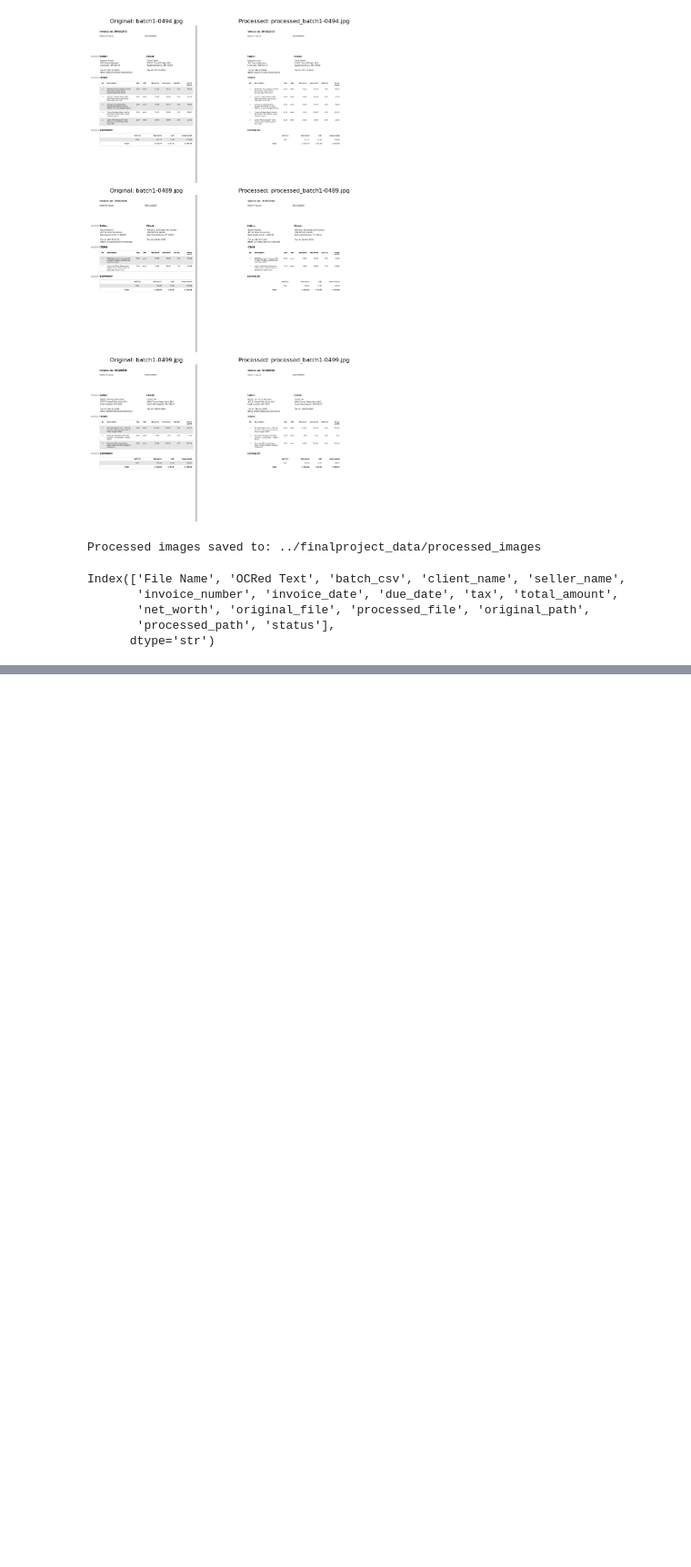
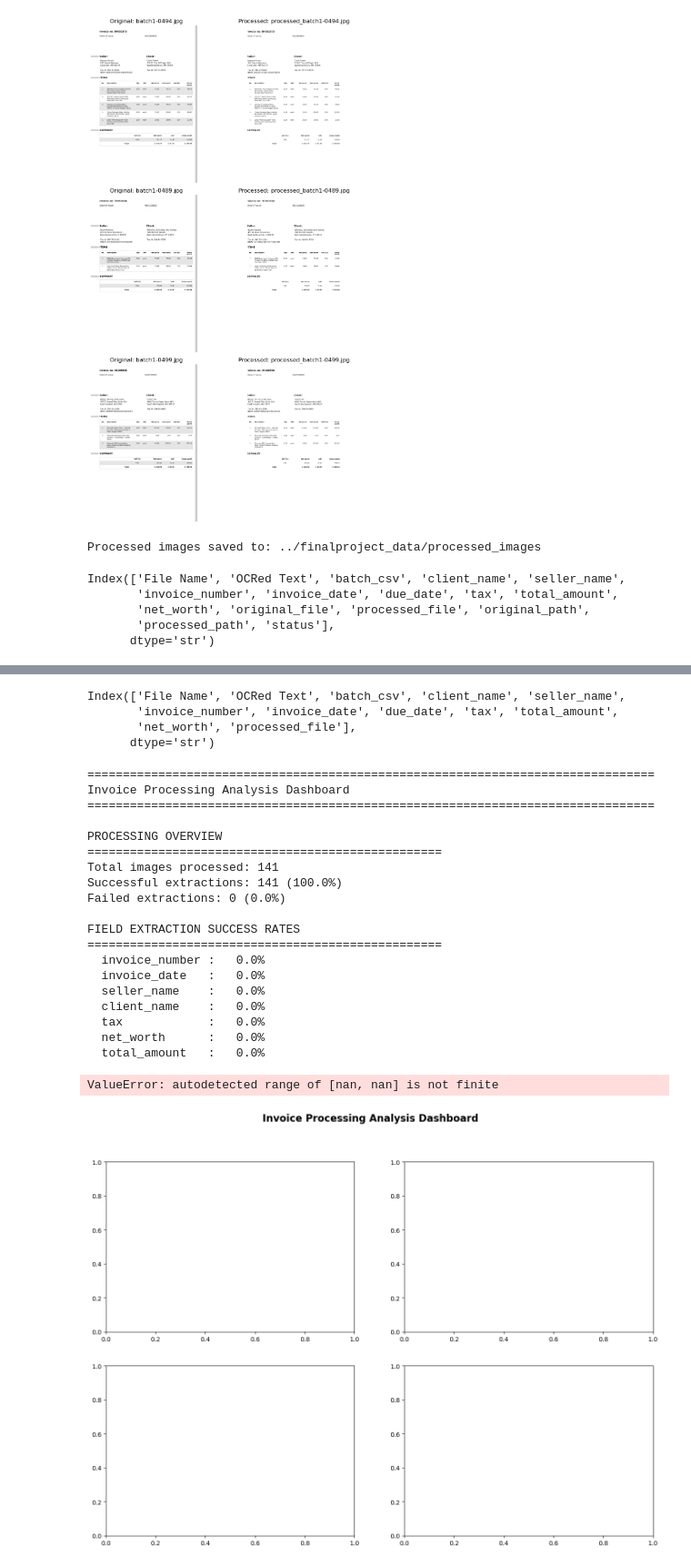
Before and after one commit to hungtran10/dsan6500-finalproject, a Jupyter notebook: models.ipynb, the cells around one changed output, grey strips where cells are left out. Shown at 91% size. Saved outputs shown, nothing was run; the diff lists cells and outputs as text; code cells hidden in the pictures; blank space fills up the shorter version.

Commit message:
updated docs and models

```diff
--- a/models.ipynb
+++ b/models.ipynb
@@ -288,0 +385,6 @@ Extracted Invoice Fields:
+# %%
+from scripts.donut_model import *
+
+donut_detector = DonutInvoiceTextDetector(
+    output_dir="../finalproject_data/donut_output"
+)
@@ -288,0 +438,43 @@ Extracted Invoice Fields:
+# %%
+ground_truth_df.columns
+# %% [output]
+Index(['File Name', 'OCRed Text', 'batch_csv', 'client_name', 'seller_name',
+       'invoice_number', 'invoice_date', 'due_date', 'tax', 'total_amount',
+       'net_worth', 'processed_file'],
+      dtype='str')
+# %%
+dashboard_stats = create_analysis_dashboard(
+    donut_detector.full_results,
+    metrics_df=metrics_df,
+    fields=[
+        "invoice_number",
+        "invoice_date",
+        "seller_name",
+        "client_name",
+        "tax",
+        "net_worth",
+        "total_amount"
+    ]
+)
+# %% [output]
+================================================================================
+Invoice Processing Analysis Dashboard
+================================================================================
+
+PROCESSING OVERVIEW
+==================================================
+Total images processed: 141
+Successful extractions: 141 (100.0%)
+Failed extractions: 0 (0.0%)
+
+FIELD EXTRACTION SUCCESS RATES
+==================================================
+  invoice_number :   0.0%
+  invoice_date   :   0.0%
+  seller_name    :   0.0%
+  client_name    :   0.0%
+  tax            :   0.0%
+  net_worth      :   0.0%
+  total_amount   :   0.0%
+ValueError: autodetected range of [nan, nan] is not finite
+[figure, added]
```
Also changed, not shown: parts of 16 cells of this notebook, 8 other files.
